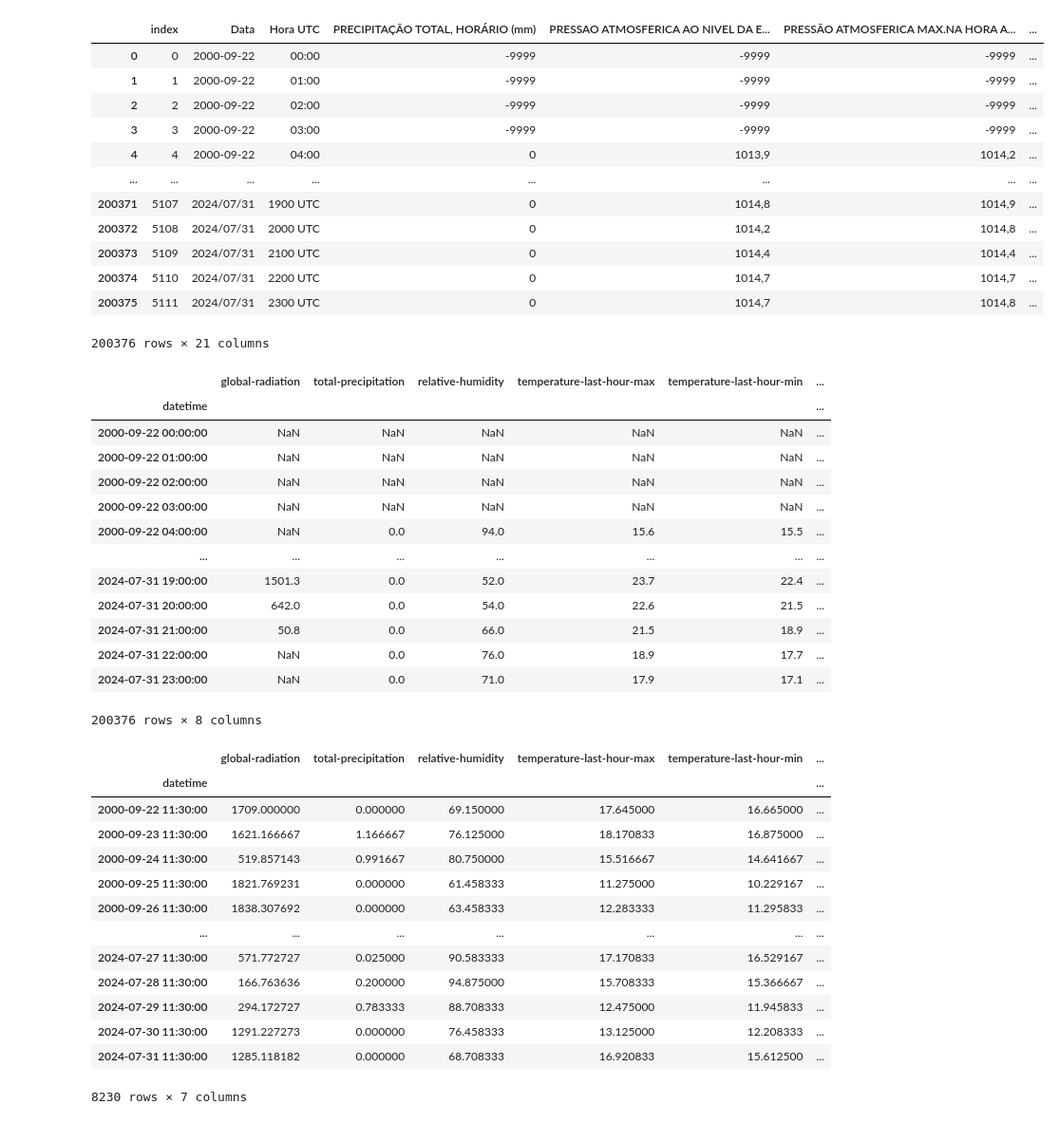
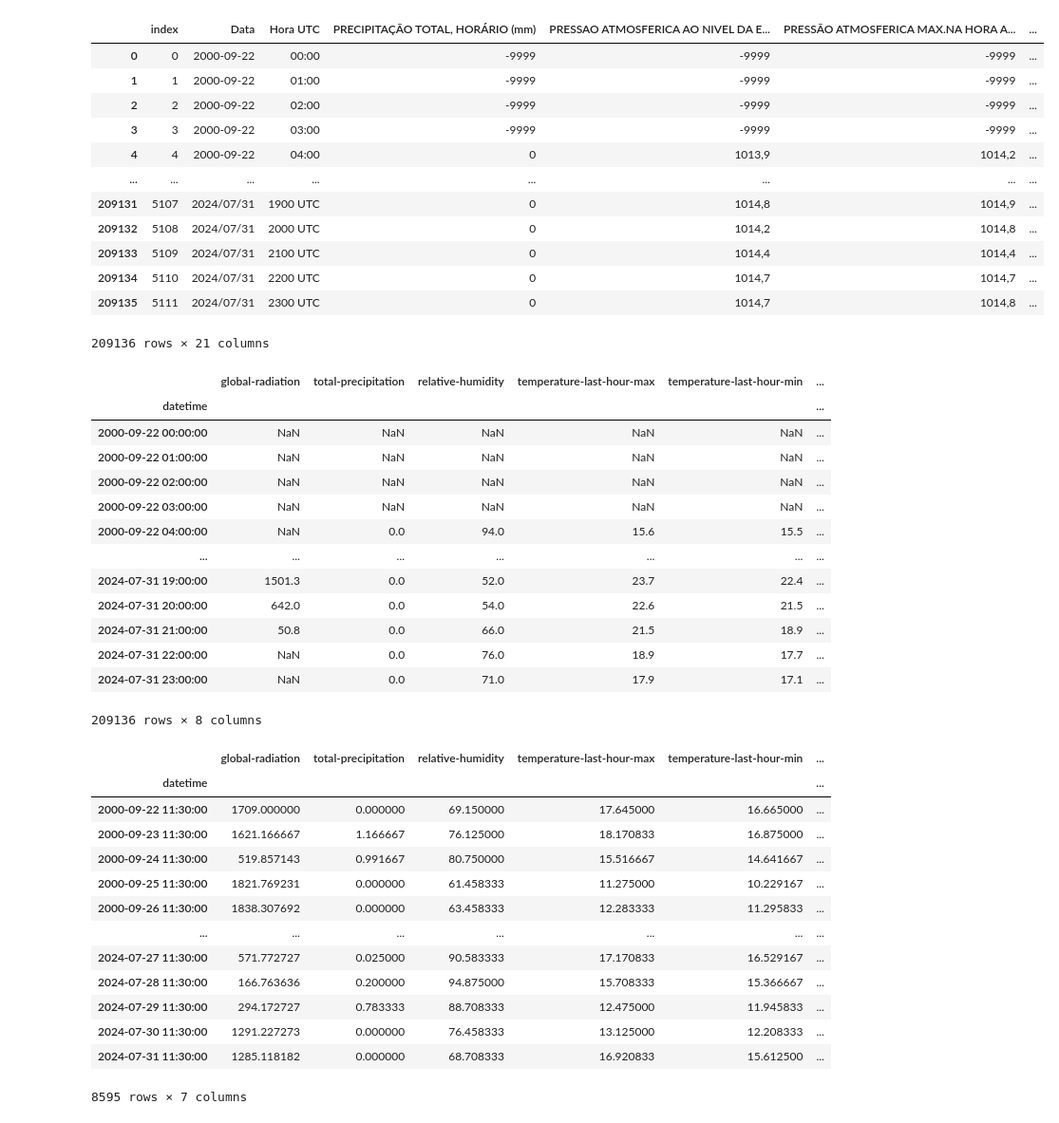
Before and after one commit to fellipessanha/solar-studies, a Jupyter notebook: data-treatment.ipynb, the cells around one changed output. Shown: that part at 95% size. Cells and saved outputs as stored; diff of their text form; code cells hidden in the pictures.

```diff
--- a/data-treatment.ipynb
+++ b/data-treatment.ipynb
@@ -12,46 +12,46 @@ years = [i.name for i in os.scandir(f"inmet-data") if i.is_dir()]
 location = "A801"
 
 filenames = []
-for year in years[1:]:
+for year in years:
     filenames.extend(
         [
             f"{year}/{file.name}"
             for file in os.scandir(f"inmet-data/{year}")
             if location in file.name
         ]
     )
 
 filenames.sort()
 
 dfs = []
 for f in filenames:
     df = pd.read_csv(f"inmet-data/{f}", delimiter=";", header=8, encoding="iso-8859-1")
     dfs.append(
         df.rename(
             columns={
                 "HORA (UTC)": "Hora UTC",
                 "DATA (YYYY-MM-DD)": "Data",
                 "RADIACAO GLOBAL (Kj/m²)": "RADIACAO GLOBAL (KJ/m²)",
             }
         )
     )
 
 raw_data = pd.concat(dfs).reset_index()
 raw_data
 # %% [output]
 |  | index | Data | Hora UTC | PRECIPITAÇÃO TOTAL, HORÁRIO (mm) | PRESSAO ATMOSFERICA AO NIVEL DA E... | PRESSÃO ATMOSFERICA MAX.NA HORA A... | ... |
 | 0 | 0 | 2000-09-22 | 00:00 | -9999 | -9999 | -9999 | ... |
 | 1 | 1 | 2000-09-22 | 01:00 | -9999 | -9999 | -9999 | ... |
 | 2 | 2 | 2000-09-22 | 02:00 | -9999 | -9999 | -9999 | ... |
 | 3 | 3 | 2000-09-22 | 03:00 | -9999 | -9999 | -9999 | ... |
 | 4 | 4 | 2000-09-22 | 04:00 | 0 | 1013,9 | 1014,2 | ... |
 | ... | ... | ... | ... | ... | ... | ... | ... |
-| 200371 | 5107 | 2024/07/31 | 1900 UTC | 0 | 1014,8 | 1014,9 | ... |
-| 200372 | 5108 | 2024/07/31 | 2000 UTC | 0 | 1014,2 | 1014,8 | ... |
-| 200373 | 5109 | 2024/07/31 | 2100 UTC | 0 | 1014,4 | 1014,4 | ... |
-| 200374 | 5110 | 2024/07/31 | 2200 UTC | 0 | 1014,7 | 1014,7 | ... |
-| 200375 | 5111 | 2024/07/31 | 2300 UTC | 0 | 1014,7 | 1014,8 | ... |
+| 209131 | 5107 | 2024/07/31 | 1900 UTC | 0 | 1014,8 | 1014,9 | ... |
+| 209132 | 5108 | 2024/07/31 | 2000 UTC | 0 | 1014,2 | 1014,8 | ... |
+| 209133 | 5109 | 2024/07/31 | 2100 UTC | 0 | 1014,4 | 1014,4 | ... |
+| 209134 | 5110 | 2024/07/31 | 2200 UTC | 0 | 1014,7 | 1014,7 | ... |
+| 209135 | 5111 | 2024/07/31 | 2300 UTC | 0 | 1014,7 | 1014,8 | ... |
-200376 rows × 21 columns
+209136 rows × 21 columns
 # %%
 cols = raw_data.columns
 
@@ -117,7 +117,7 @@ renamed_data
 | 2024-07-31 21:00:00 | 50.8 | 0.0 | 66.0 | 21.5 | 18.9 | ... |
 | 2024-07-31 22:00:00 | NaN | 0.0 | 76.0 | 18.9 | 17.7 | ... |
 | 2024-07-31 23:00:00 | NaN | 0.0 | 71.0 | 17.9 | 17.1 | ... |
-200376 rows × 8 columns
+209136 rows × 8 columns
 # %%
 target = "global-radiation"
 idx = "datetime"
@@ -144,4 +144,4 @@ by_day
 | 2024-07-29 11:30:00 | 294.172727 | 0.783333 | 88.708333 | 12.475000 | 11.945833 | ... |
 | 2024-07-30 11:30:00 | 1291.227273 | 0.000000 | 76.458333 | 13.125000 | 12.208333 | ... |
 | 2024-07-31 11:30:00 | 1285.118182 | 0.000000 | 68.708333 | 16.920833 | 15.612500 | ... |
-8230 rows × 7 columns
+8595 rows × 7 columns
```
Also changed, not shown: parts of 19 cells of this notebook.
